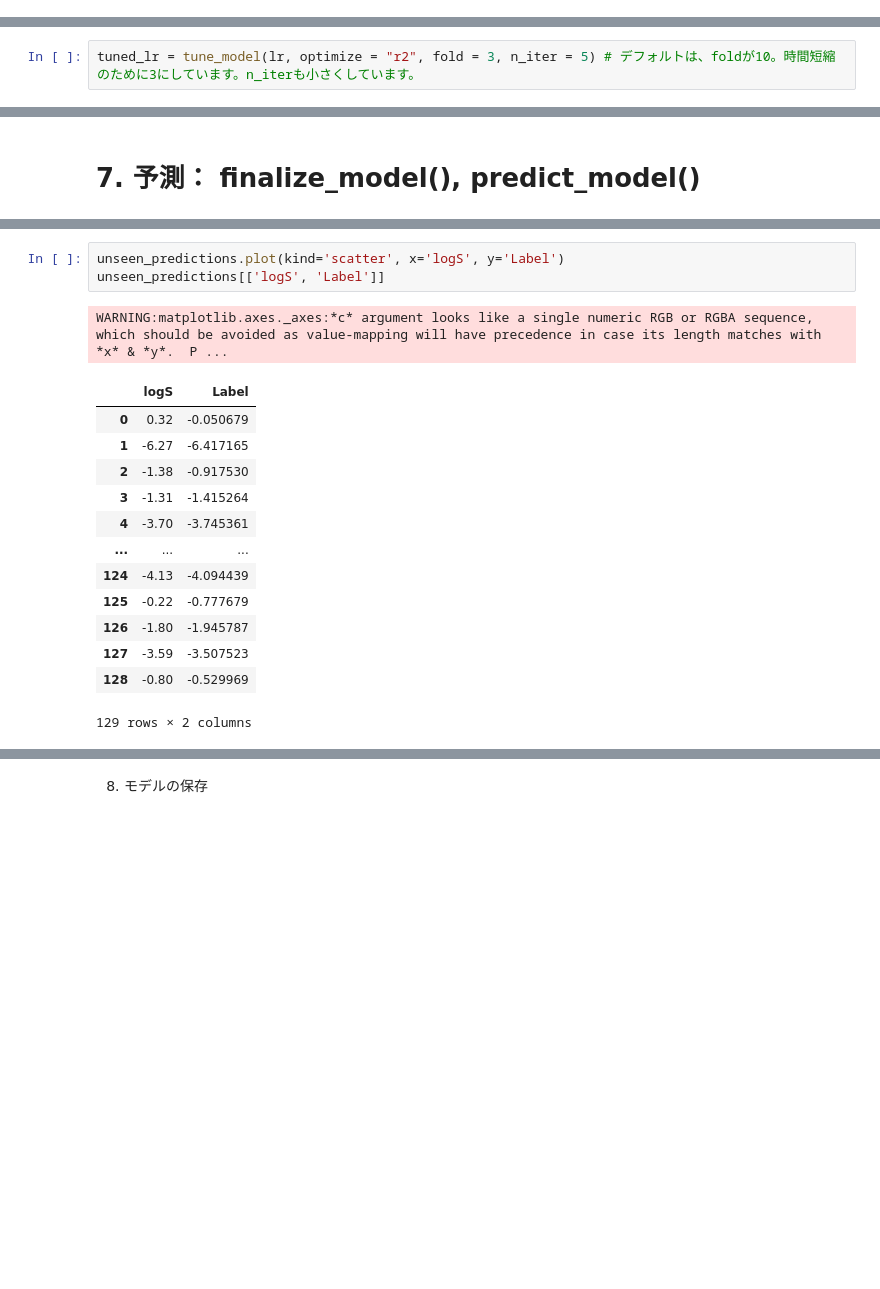
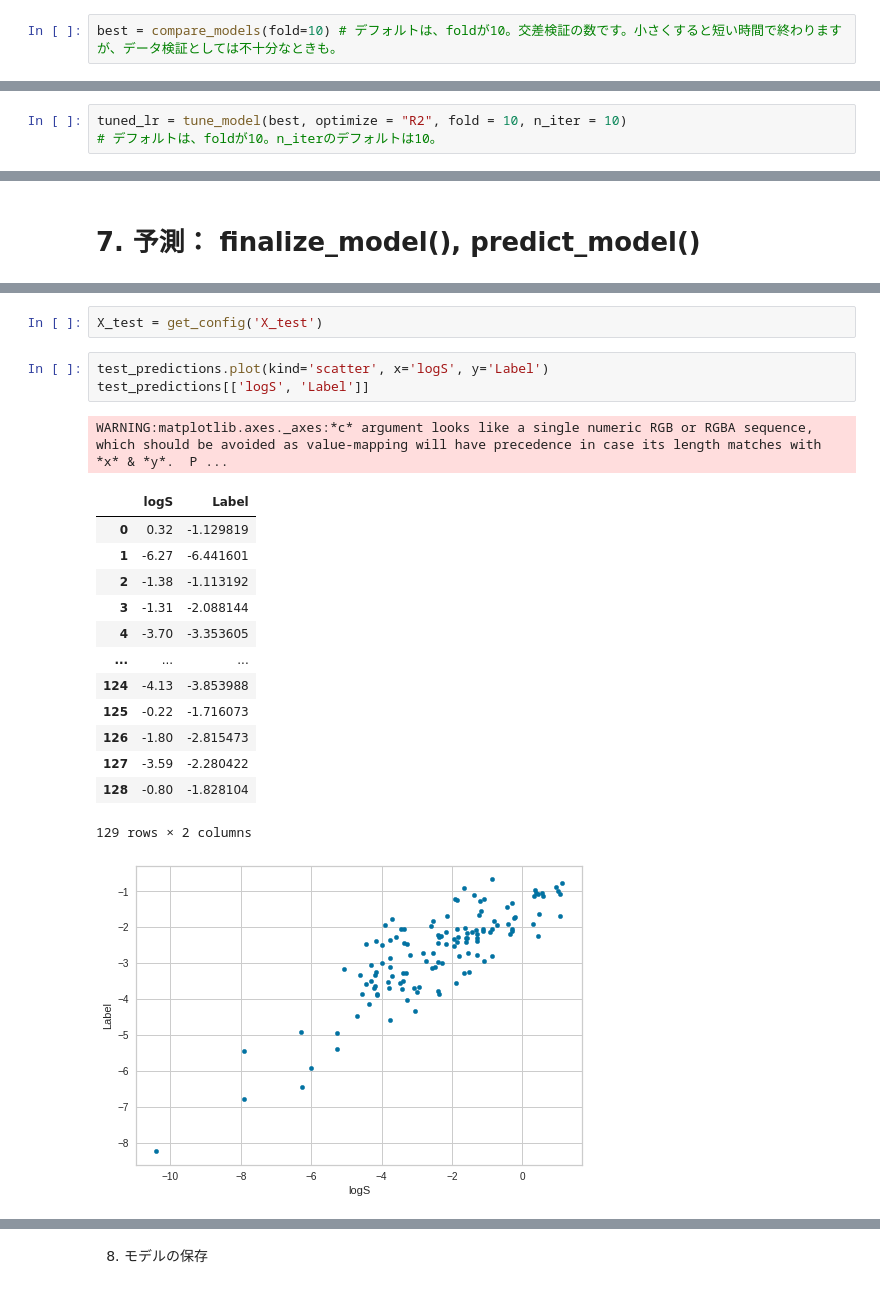
Before and after one commit to chemoinformatics-lecture/lecture-beginner, a Jupyter notebook: lesson07_automl/lecture_note_regression_colab.ipynb, the cells around one changed output, grey strips where cells are left out. Cells and saved outputs as stored; diff of their text form; blank space fills up the shorter version.

```diff
--- a/lesson07_automl/lecture_note_regression_colab.ipynb
+++ b/lesson07_automl/lecture_note_regression_colab.ipynb
@@ -259,0 +269,2 @@ INFO:logs:compare_models() succesfully completed................................
+# %%
+best = compare_models(fold=10) # デフォルトは、foldが10。交差検証の数です。小さくすると短い時間で終わりますが、データ検証としては不十分なときも。
@@ -294,4 +349,5 @@ INFO:logs:create_model() succesfully completed..................................
 # %%
-tuned_lr = tune_model(lr, optimize = "r2", fold = 3, n_iter = 5) # デフォルトは、foldが10。時間短縮のために3にしています。n_iterも小さくしています。
+tuned_lr = tune_model(best, optimize = "R2", fold = 10, n_iter = 10)
+# デフォルトは、foldが10。n_iterのデフォルトは10。
 # %% [output]
 |  | MAE | MSE | RMSE | R2 | RMSLE | MAPE |
@@ -426,18 +472,21 @@ unseen_predictions
+# %%
+X_test = get_config('X_test')
 # %%
-unseen_predictions.plot(kind='scatter', x='logS', y='Label')
-unseen_predictions[['logS', 'Label']]
+test_predictions.plot(kind='scatter', x='logS', y='Label')
+test_predictions[['logS', 'Label']]
 # %% [output]
 WARNING:matplotlib.axes._axes:*c* argument looks like a single numeric RGB or RGBA sequence, which should be avoided as value-mapping will have precedence in case its length matches with *x* & *y*.  P ...
 |  | logS | Label |
-| 0 | 0.32 | -0.050679 |
-| 1 | -6.27 | -6.417165 |
-| 2 | -1.38 | -0.917530 |
-| 3 | -1.31 | -1.415264 |
-| 4 | -3.70 | -3.745361 |
+| 0 | 0.32 | -1.129819 |
+| 1 | -6.27 | -6.441601 |
+| 2 | -1.38 | -1.113192 |
+| 3 | -1.31 | -2.088144 |
+| 4 | -3.70 | -3.353605 |
 | ... | ... | ... |
-| 124 | -4.13 | -4.094439 |
-| 125 | -0.22 | -0.777679 |
-| 126 | -1.80 | -1.945787 |
-| 127 | -3.59 | -3.507523 |
-| 128 | -0.80 | -0.529969 |
+| 124 | -4.13 | -3.853988 |
+| 125 | -0.22 | -1.716073 |
+| 126 | -1.80 | -2.815473 |
+| 127 | -3.59 | -2.280422 |
+| 128 | -0.80 | -1.828104 |
 129 rows × 2 columns
+[figure, added]
```
Also changed, not shown: parts of 28 cells of this notebook.
